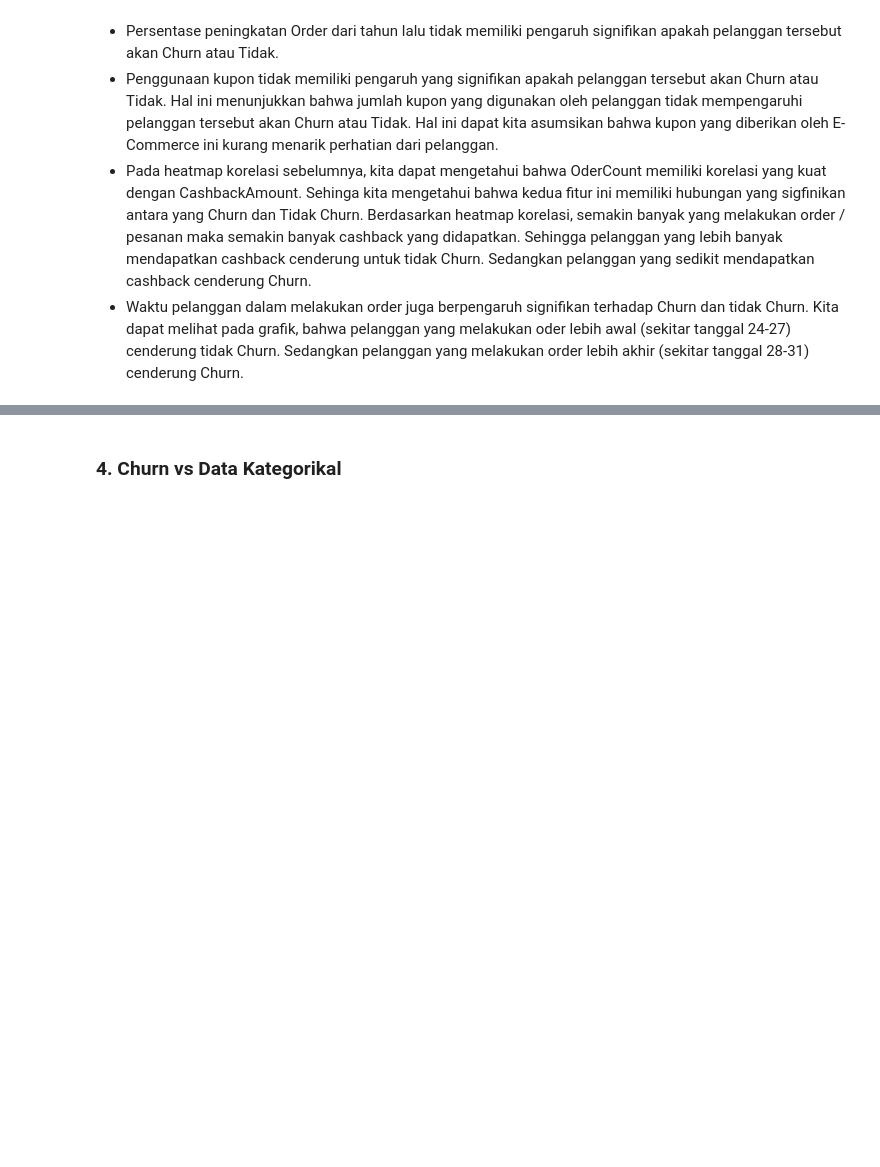
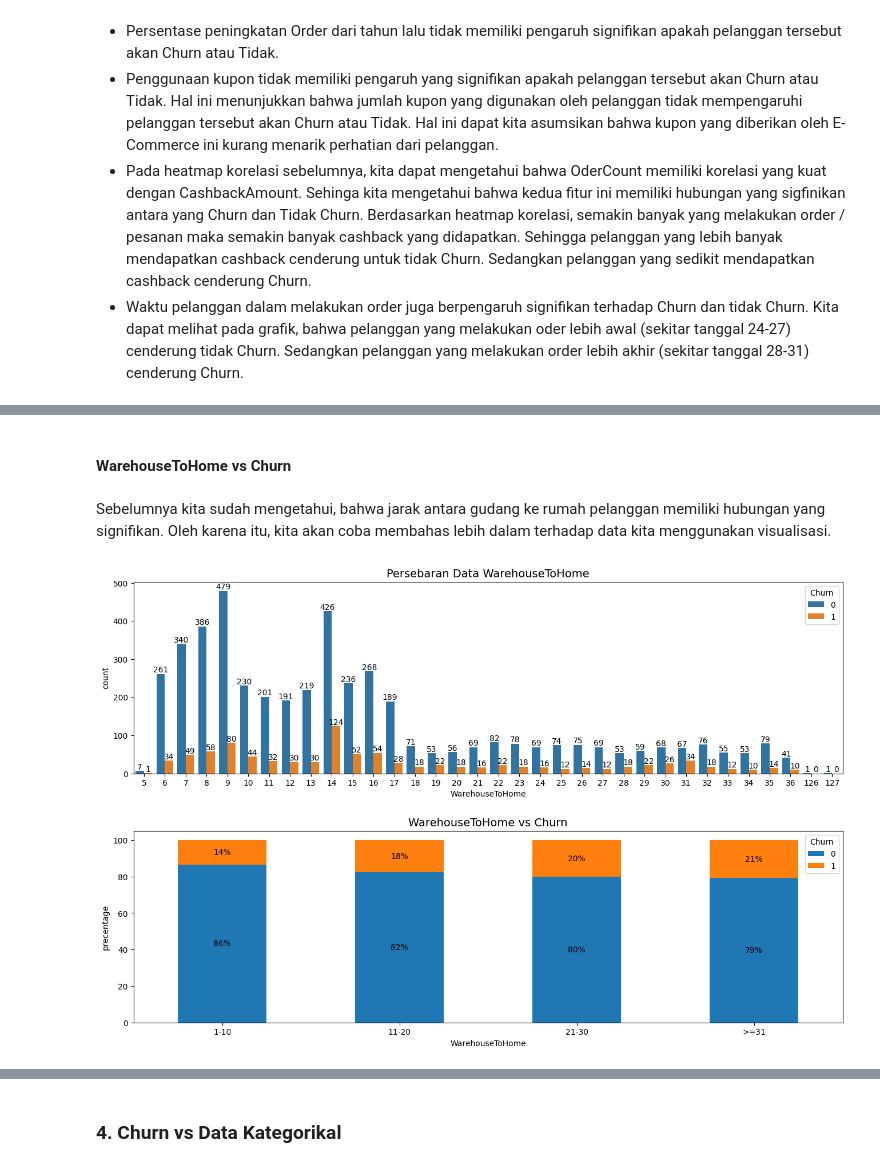
Before and after one commit to tasiamdln/E_Commerce_Churn_Analysis_ML, a Jupyter notebook: E_Commerce_Churn_Classification_and_Data_Analysis.ipynb, the cells around one changed output, grey strips where cells are left out. Saved outputs shown, nothing was run; the diff lists cells and outputs as text; code cells hidden in the pictures; blank space fills up the shorter version.

```diff
--- a/E_Commerce_Churn_Classification_and_Data_Analysis.ipynb
+++ b/E_Commerce_Churn_Classification_and_Data_Analysis.ipynb
@@ -511,0 +556,47 @@ Seletelah kita lihat uji statistiknya terdapat beberapa fitur yang ternyata memi
+# %% [markdown]
+#### **WarehouseToHome vs Churn**
+# %% [markdown]
+Sebelumnya kita sudah mengetahui, bahwa jarak antara gudang ke rumah pelanggan memiliki hubungan yang signifikan. Oleh karena itu, kita akan coba membahas lebih dalam terhadap data kita menggunakan visualisasi.
+# %%
+df_2 = df.copy()
+df_2['WarehouseToHome'] = df_2['WarehouseToHome'].astype('int64')
+df_1['WarehouseToHome'] = df_1['WarehouseToHome'].astype('int64')
+bins = [0, 10, 20, 30, 128]
+labels = ['1-10', '11-20', '21-30', '>=31']
+df_2['WarehouseToHome'] = pd.cut(df_2['WarehouseToHome'], bins=bins, labels=labels, include_lowest=True)
+
+plt.figure(figsize=(16, 10))
+
+# Count plot
+plt.subplot(2, 1, 1)
+ax1 = sns.countplot(data=df_1, x='WarehouseToHome', hue='Churn')
+plt.title('Persebaran Data WarehouseToHome', fontsize=14)
+
+# Anotasi untuk count plot
+for p in ax1.patches:
+    height = p.get_height()
+    ax1.annotate(f'{height:.0f}', (p.get_x() + p.get_width() / 2., height),
+                ha='center', va='center', fontsize=10, color='black', xytext=(0, 5),
+                textcoords='offset points')
+
+# Stacked bar plot
+plt.subplot(2, 1, 2)
+pivot_tenure = pd.crosstab(index=df_2['WarehouseToHome'], columns=df_2['Churn'], normalize='index') * 100
+ax = pivot_tenure.plot(kind='bar', stacked=True, ax=plt.gca())
+plt.title('WarehouseToHome vs Churn', fontsize=14)
+plt.ylabel('precentage')
+plt.xticks(rotation=0)
+
+# Anotasi
+for p in ax.patches:
+    width = p.get_width()
+    height = p.get_height()
+    x, y = p.get_xy()
+    ax.annotate(f'{height:.0f}%', (x + width/2, y + height/2), ha='center', va='center', fontsize=10)
+
+# Memberikan jarak antara dua subplot
+plt.subplots_adjust(hspace=0.3)
+
+plt.show()
+# %% [output]
+[figure, added]
```
Also changed, not shown: parts of 14 cells of this notebook.
